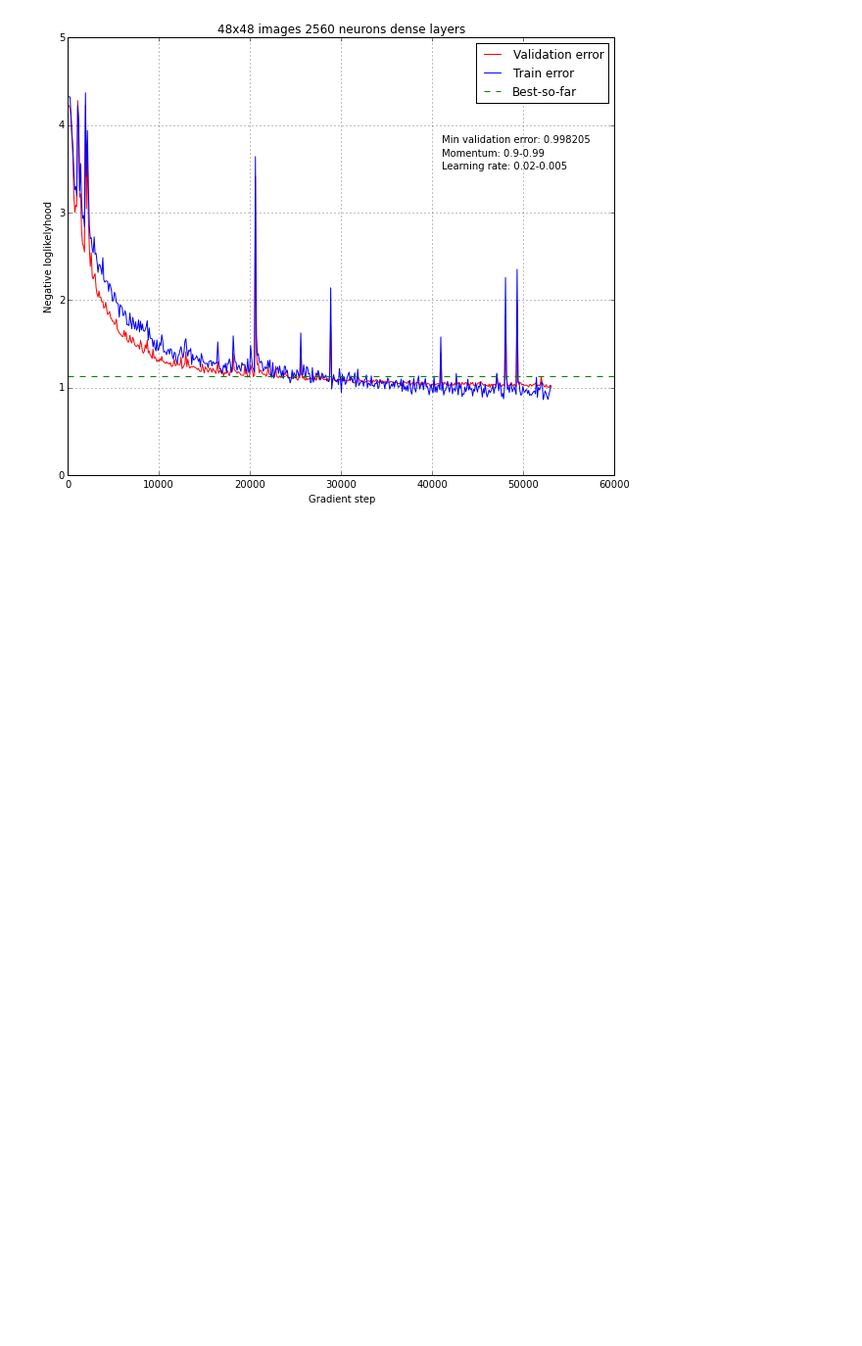
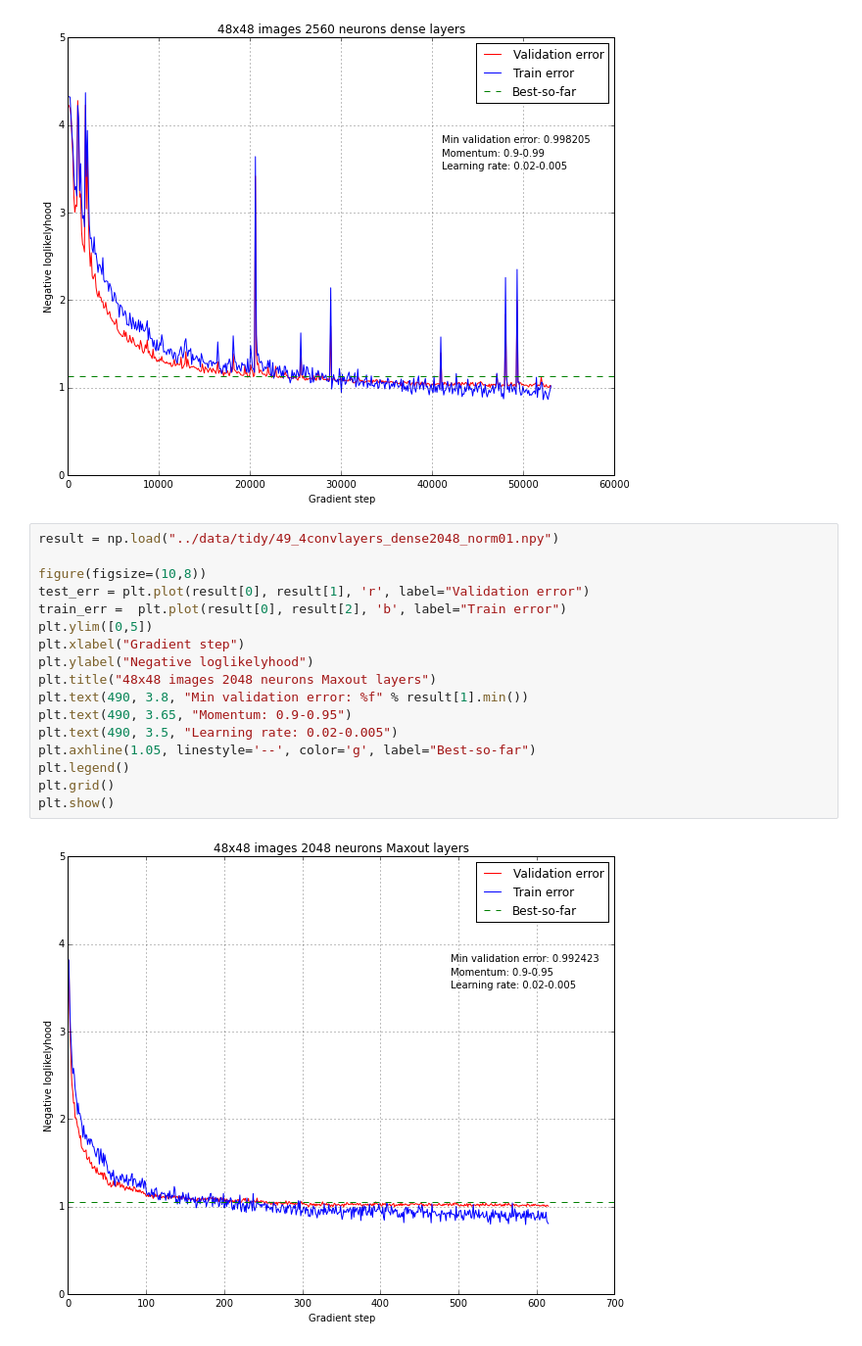
Before and after one commit to dudevil/NDSB, a Jupyter notebook: analysis/analysis.ipynb, the cells around one changed output. Shown at 98% size. Drawn from its saved outputs; the diff is of its cells as text; blank space fills up the shorter version.

```diff
--- a/analysis/analysis.ipynb
+++ b/analysis/analysis.ipynb
@@ -182,3 +182,22 @@ plt.grid()
 plt.show()
 # %% [output]
 [figure]
+# %%
+result = np.load("../data/tidy/49_4convlayers_dense2048_norm01.npy")
+
+figure(figsize=(10,8))
+test_err = plt.plot(result[0], result[1], 'r', label="Validation error")
+train_err =  plt.plot(result[0], result[2], 'b', label="Train error")
+plt.ylim([0,5])
+plt.xlabel("Gradient step")
+plt.ylabel("Negative loglikelyhood")
+plt.title("48x48 images 2048 neurons Maxout layers")
+plt.text(490, 3.8, "Min validation error: %f" % result[1].min())
+plt.text(490, 3.65, "Momentum: 0.9-0.95")
+plt.text(490, 3.5, "Learning rate: 0.02-0.005")
+plt.axhline(1.05, linestyle='--', color='g', label="Best-so-far")
+plt.legend()
+plt.grid()
+plt.show()
+# %% [output]
+[figure, added]
```
Also changed, not shown: parts of 10 cells of this notebook, 4 other files.
